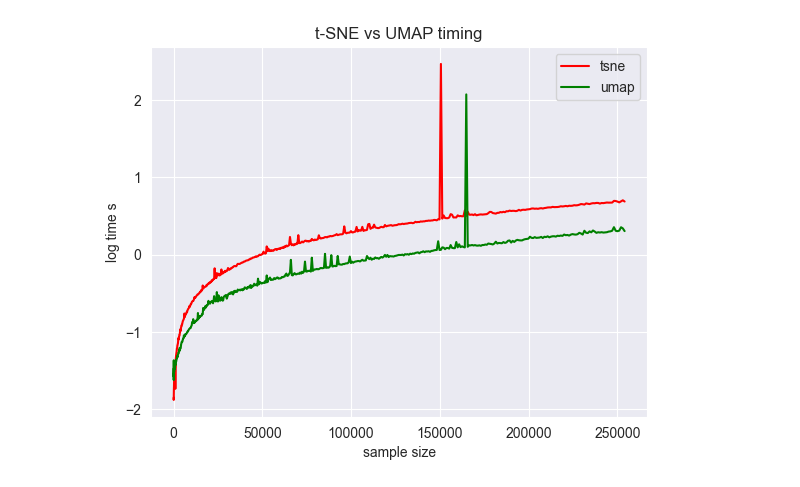
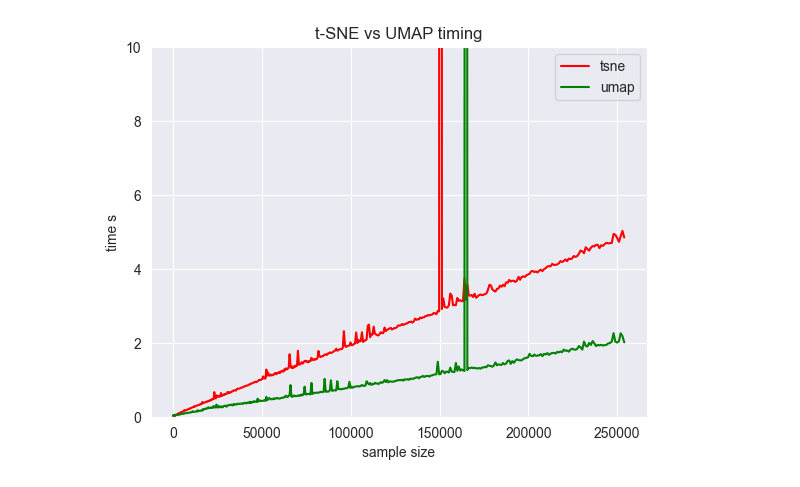
Before and after one commit to shin-fued/umap_vs_tsne, a Jupyter notebook: bench_mark_res.ipynb, the cells around one changed output. Drawn from its saved outputs; the diff is of its cells as text; code cells hidden in the pictures.

```diff
--- a/bench_mark_res.ipynb
+++ b/bench_mark_res.ipynb
@@ -5,13 +5,14 @@ import matplotlib.pyplot as plt
 # %%
 df = pd.read_csv('bench_mark.csv')
 df['log tsne_time'] = np.log10(df['tsne_time'])
 df['log umap_time'] = np.log10(df['umap_time'])
-plt.plot(df['sample_size'], df['log tsne_time'], c='r', label='tsne')
-plt.plot(df['sample_size'], df['log umap_time'], c='g', label='umap')
+plt.plot(df['sample_size'], df['tsne_time'], c='r', label='tsne')
+plt.plot(df['sample_size'], df['umap_time'], c='g', label='umap')
 plt.xlabel('sample size')
-plt.ylabel('log time s')
+plt.ylabel('time s')
+plt.ylim(bottom=0,top=10)
 plt.title('t-SNE vs UMAP timing')
 plt.legend()
 plt.show()
 # %% [output]
-[figure, old version]
+[figure, new version]
```
Also changed, not shown: 3 other files.
